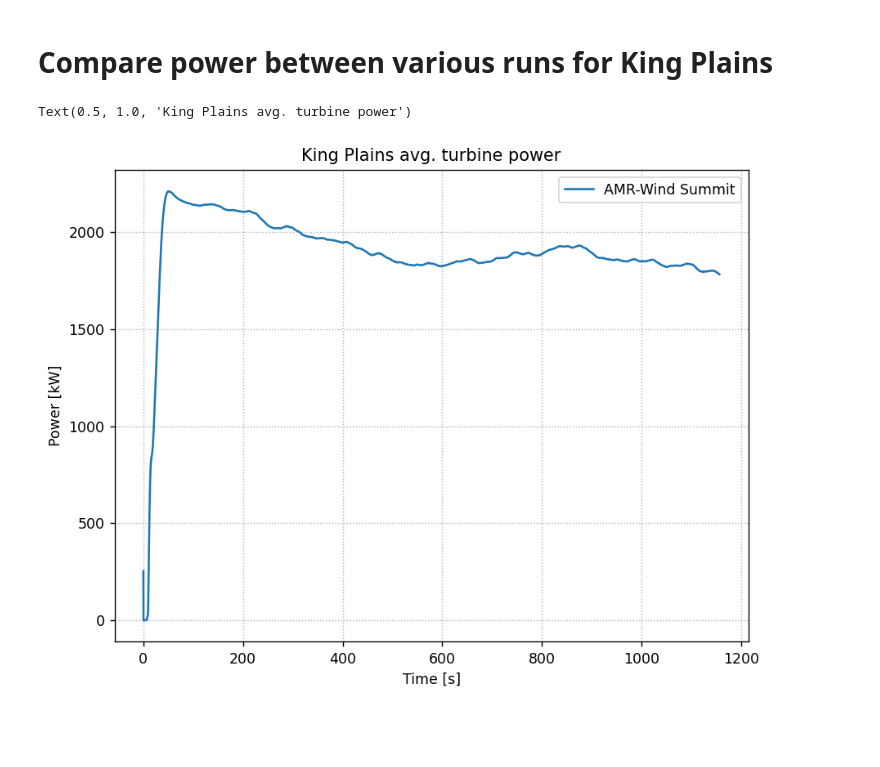
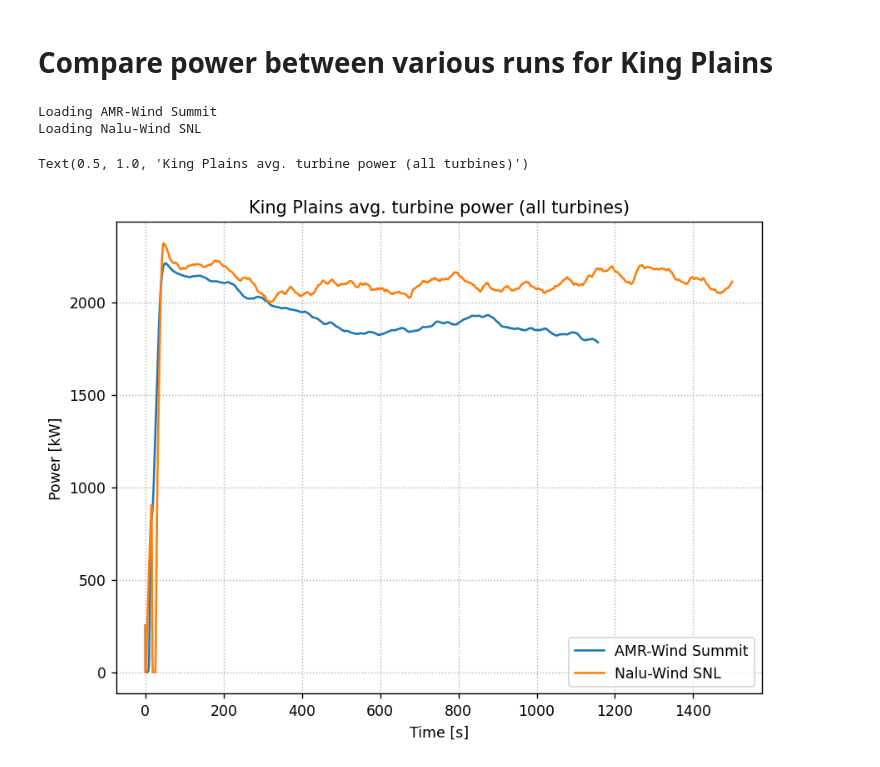
Before and after one commit to lawrenceccheung/AWAKEN_summit_setup, a Jupyter notebook: CompareResults/TurbinePower/Unstable/ComparePower_KingPlains.ipynb, the cells around one changed output. Saved outputs shown, nothing was run; the diff lists cells and outputs as text; code cells hidden in the pictures; blank space fills up the shorter version.

Commit message:
Added more data files to CompareResults

```diff
--- a/CompareResults/TurbinePower/Unstable/ComparePower_KingPlains.ipynb
+++ b/CompareResults/TurbinePower/Unstable/ComparePower_KingPlains.ipynb
@@ -67,6 +67,7 @@ def avgturbpower(yamldef, group):
 # Edit this list to include data
 #           # YAML file,                                                dictionary with extra labels and stuff
 datasets = [['DATA_Summit_amrwind_bananasrun1/KingPlainsTurbines.yaml', {'label':'AMR-Wind Summit'}],
+            ['DATA_SNL_naluwind_unstable/NaluTurbines.yaml', {'label':'Nalu-Wind SNL'}],
            ]
 # %%
 datadefs = []
@@ -75,16 +76,19 @@ for data in datasets:
 # %%
 # Plot overall power
 fig, ax = plt.subplots(1,1,figsize=(8,6), dpi=125)
 for data in datadefs:
+    print('Loading '+data['label'])
     farmavg = avgturbpower(data, 'allturbines')
     ax.plot(farmavg[:,0], farmavg[:,1], label=data['label'])
 
 # Format and label figure
 ax.legend()
 ax.grid(ls=':')
 ax.set_xlabel('Time [s]')
 ax.set_ylabel('Power [kW]')
-ax.set_title('King Plains avg. turbine power')
+ax.set_title('King Plains avg. turbine power (all turbines)')
 # %% [output]
-Text(0.5, 1.0, 'King Plains avg. turbine power')
+Loading AMR-Wind Summit
+Loading Nalu-Wind SNL
+Text(0.5, 1.0, 'King Plains avg. turbine power (all turbines)')
-[figure, old version]
+[figure, new version]
```
Also changed, not shown: 43 other files.
